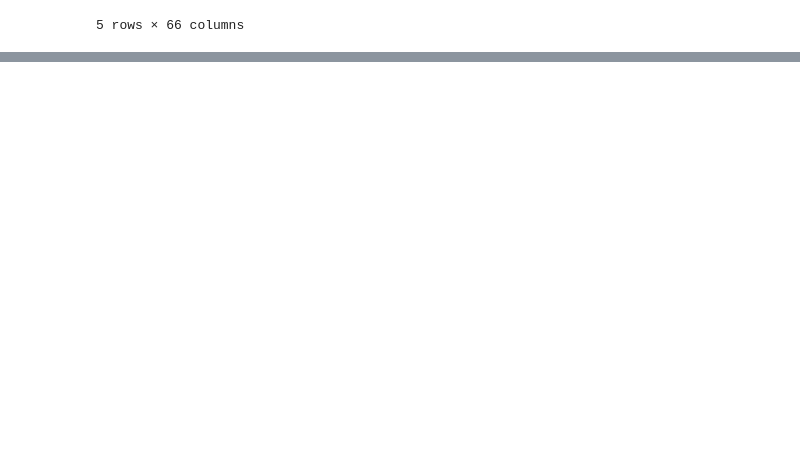
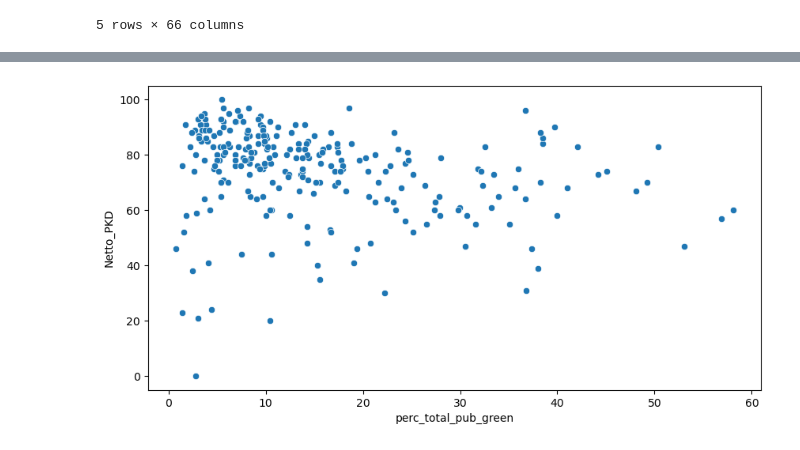
Before and after one commit to bram-villanueva/paper_project, a Jupyter notebook: group6_paper.ipynb, the cells around one changed output, grey strips where cells are left out. Drawn from its saved outputs; the diff is of its cells as text; code cells hidden in the pictures; blank space fills up the shorter version.

```diff
--- a/group6_paper.ipynb
+++ b/group6_paper.ipynb
@@ -438,0 +1169,4 @@ dfmsg_a.head()
+# %%
+#"green cleaned"
+dfadef = pd.read_csv('holy_grial.csv')
+dfadef.head()
@@ -438,0 +1180,22 @@ dfmsg_a.head()
+# %%
+#'almost definitive_columns to fix'
+adef_ctf = [
+    'Netto_PKD',
+    'parking_facilities_bikes_1_10',
+    'perc_single_person_households',
+    'parking_facilities_1_10',
+    'green_spaces_1_10',
+    'urbtn_indx_km2',
+    'pop_dnsty_km2',
+    'qty_inhbt',
+    'perc_public_green',
+    'perc_publc_tree',
+    'perc_total_pub_green'
+]
+dfadef[adef_ctf] = dfadef[adef_ctf].apply(pd.to_numeric, errors='coerce')
+# %%
+#replace infinite values and drop rows with NaNs
+dfadef[adef_ctf] = dfadef[adef_ctf].replace([np.inf, -np.inf], np.nan)
+#drop all empty entries
+dfadeffil = dfadef.dropna(subset=adef_ctf)
+dfadeffil.head()
@@ -438,0 +1357,6 @@ dfmsg_a.head()
+# %%
+# #Scatterplot:
+f, ax = plt.subplots(1,1, figsize=(10, 5))
+sns.scatterplot(x='perc_total_pub_green', y='Netto_PKD', data=dfadeffil, ax=ax);
+# %% [output]
+[figure, added]
```
Also changed, not shown: parts of 90 cells of this notebook, 3 other files.
